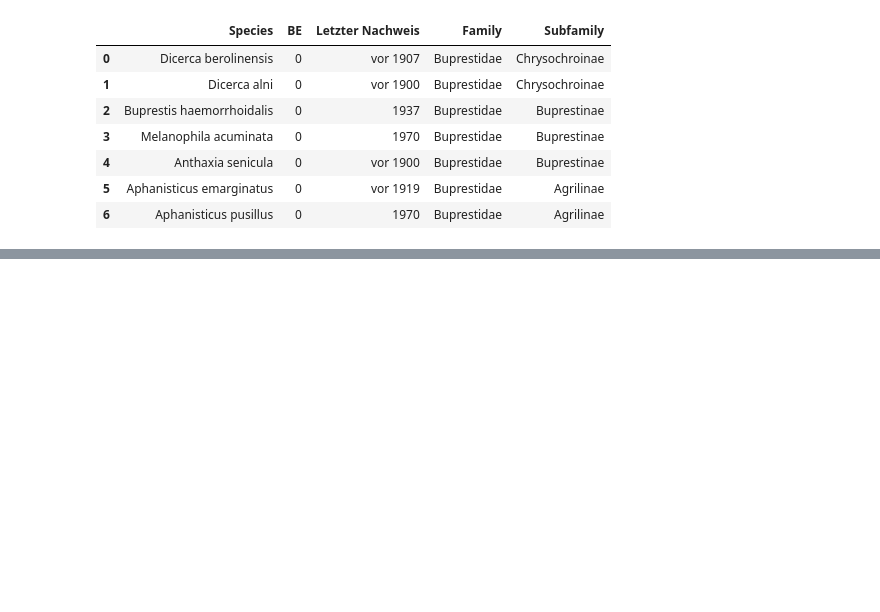
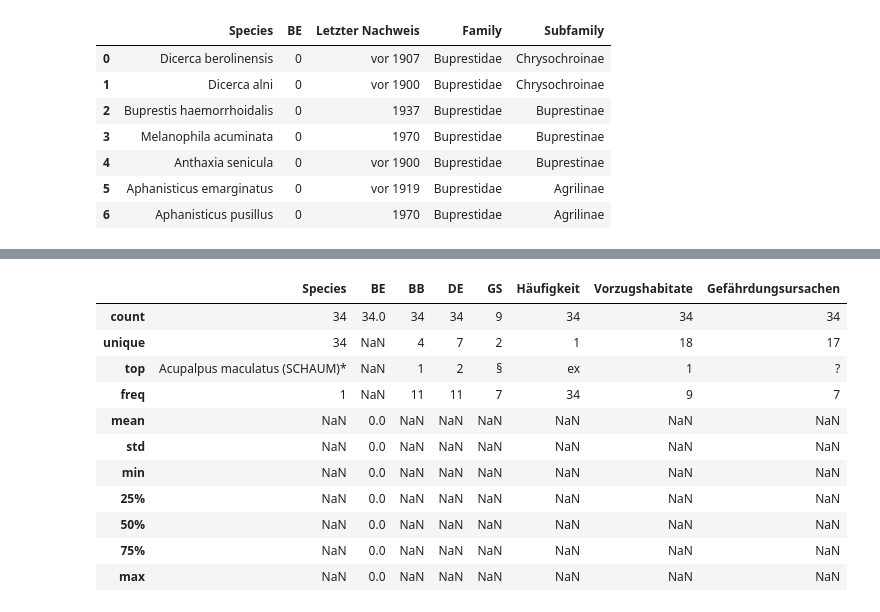
Before and after one commit to Zzzhenya/Berlin-red-list, a Jupyter notebook: Transformation/Raw_csv/Insecta.ipynb, the cells around one changed output, grey strips where cells are left out. Saved outputs shown, nothing was run; the diff lists cells and outputs as text; code cells hidden in the pictures; blank space fills up the shorter version.

Commit message:
Updated with Laufkaefer transformation

```diff
--- a/Transformation/Raw_csv/Insecta.ipynb
+++ b/Transformation/Raw_csv/Insecta.ipynb
@@ -903,0 +906,5 @@ df.to_csv('../../Transformation/Data_cleaning_step1/Coleoptera_Buprestidae_Prach
+# %%
+# Read file into dataframe
+
+df = pd.read_csv('Coleoptera_Carabidae_Laufkäfer.csv')
+df.head()
@@ -903,0 +918,15 @@ df.to_csv('../../Transformation/Data_cleaning_step1/Coleoptera_Buprestidae_Prach
+# %%
+df.describe(include = "all")
+# %% [output]
+|  | Species | BE | BB | DE | GS | Häufigkeit | Vorzugshabitate | Gefährdungsursachen |
+| count | 34 | 34.0 | 34 | 34 | 9 | 34 | 34 | 34 |
+| unique | 34 | NaN | 4 | 7 | 2 | 1 | 18 | 17 |
+| top | Acupalpus maculatus (SCHAUM)* | NaN | 1 | 2 | § | ex | 1 | ? |
+| freq | 1 | NaN | 11 | 11 | 7 | 34 | 9 | 7 |
+| mean | NaN | 0.0 | NaN | NaN | NaN | NaN | NaN | NaN |
+| std | NaN | 0.0 | NaN | NaN | NaN | NaN | NaN | NaN |
+| min | NaN | 0.0 | NaN | NaN | NaN | NaN | NaN | NaN |
+| 25% | NaN | 0.0 | NaN | NaN | NaN | NaN | NaN | NaN |
+| 50% | NaN | 0.0 | NaN | NaN | NaN | NaN | NaN | NaN |
+| 75% | NaN | 0.0 | NaN | NaN | NaN | NaN | NaN | NaN |
+| max | NaN | 0.0 | NaN | NaN | NaN | NaN | NaN | NaN |
```
Also changed, not shown: parts of 7 cells of this notebook.
